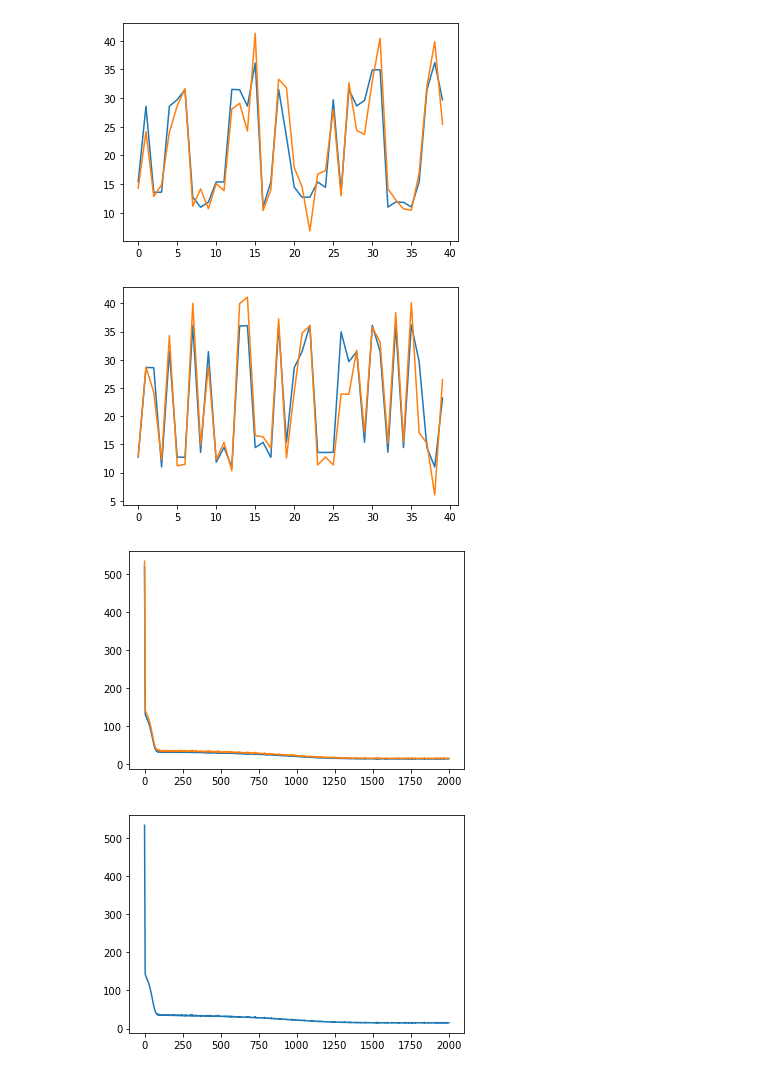
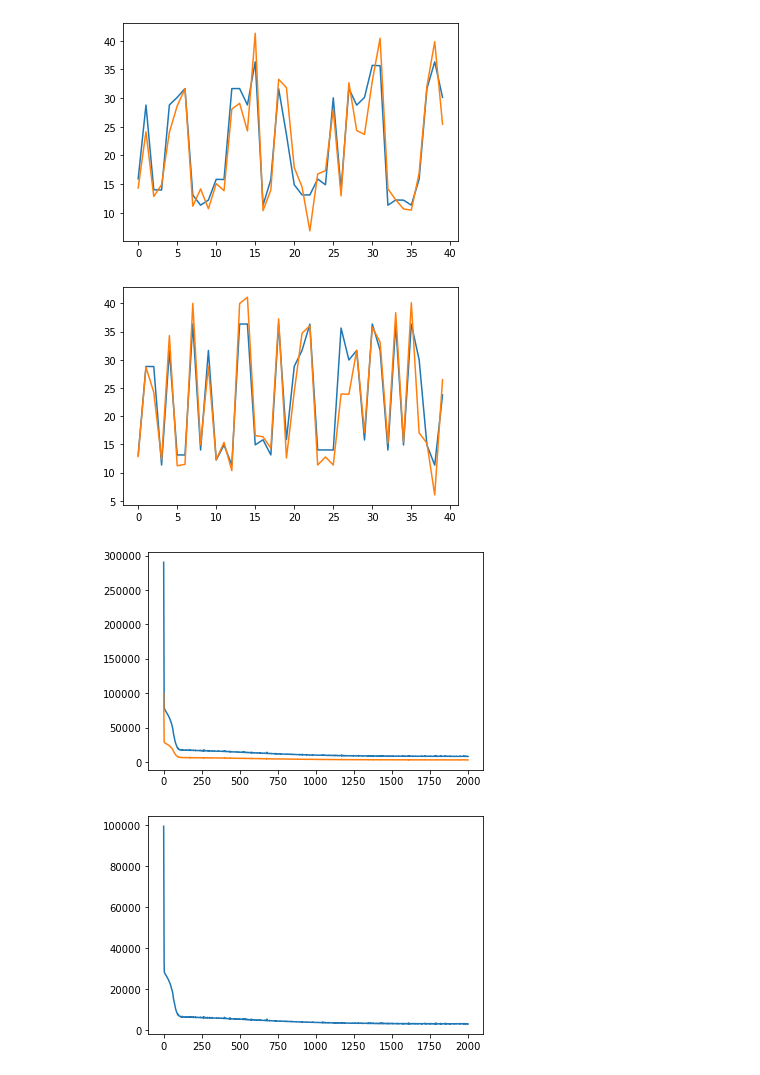
Before and after one commit to lovemachune/DeepLearning, a Jupyter notebook: Hw1/Hw1-1.ipynb, the cells around one changed output. Drawn from its saved outputs; the diff is of its cells as text; code cells hidden in the pictures.

```diff
--- a/Hw1/Hw1-1.ipynb
+++ b/Hw1/Hw1-1.ipynb
@@ -85,7 +85,7 @@ class myNN():
         #delta = y - y_predict
         #loss = np.dot(delta, delta.T)
         #return np.squeeze(loss)
-        return np.power(y_predict - y, 2).mean()
+        return np.power(y_predict - y, 2).sum()
 
     def single_layer_BP(self, dA_curr, W_curr, b_curr, Z_curr, A_prev, activation='relu'):
         if activation == 'relu':
@@ -214,21 +214,21 @@ Eposh : 2000/2000 || training loss : 14.012366 || testing loss : 15.214534
 # %%
-y_predict = model.predict(X_train.T)
+y_predict = model.predict(x_train.T)
 y_predict = np.squeeze(y_predict)
 t = range(len(y_predict))
 plt.plot(t[:40],y_predict[:40])
 plt.plot(t[:40],y_train[:40])
 plt.show()
 # %% [output]
-[figure, old version]
+[figure, new version]
 # %%
-y_predict = model.predict(X_test.T)
+y_predict = model.predict(x_test.T)
 y_predict = np.squeeze(y_predict)
 t = range(len(y_predict))
 plt.plot(t[:40],y_predict[:40])
 plt.plot(t[:40],y_test[:40])
 plt.show()
 # %% [output]
-[figure, old version]
+[figure, new version]
 # %%
 train_loss, test_loss = model.get_loss_history()
 t = range(len(train_loss))
@@ -236,9 +236,9 @@ plt.plot(t, train_loss)
 plt.plot(t, test_loss)
 plt.show()
 # %% [output]
-[figure, old version]
+[figure, new version]
 # %%
 plt.plot(t, test_loss)
 plt.show()
 # %% [output]
-[figure, old version]
+[figure, new version]
```
Also changed, not shown: parts of 1 cell of this notebook.
